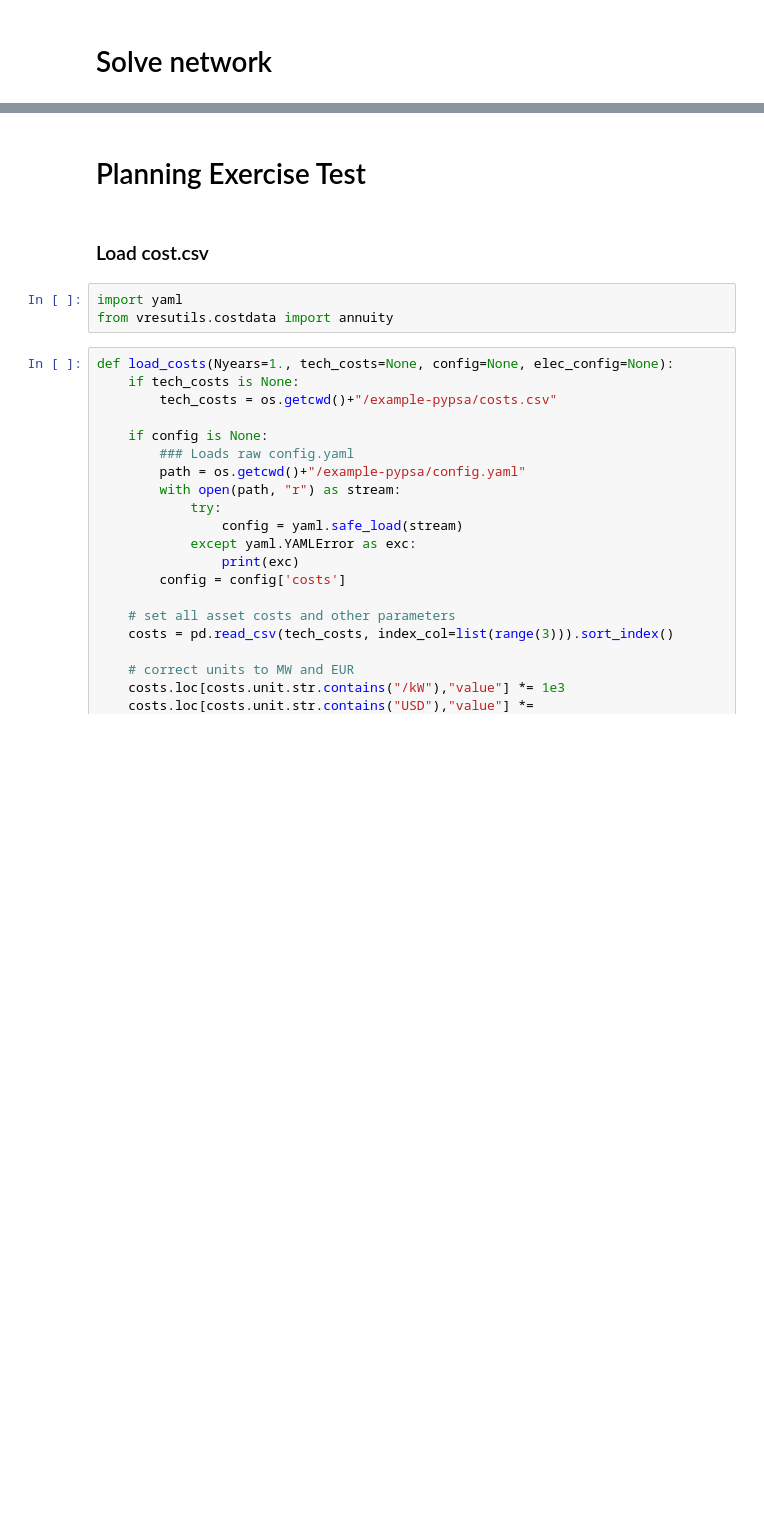
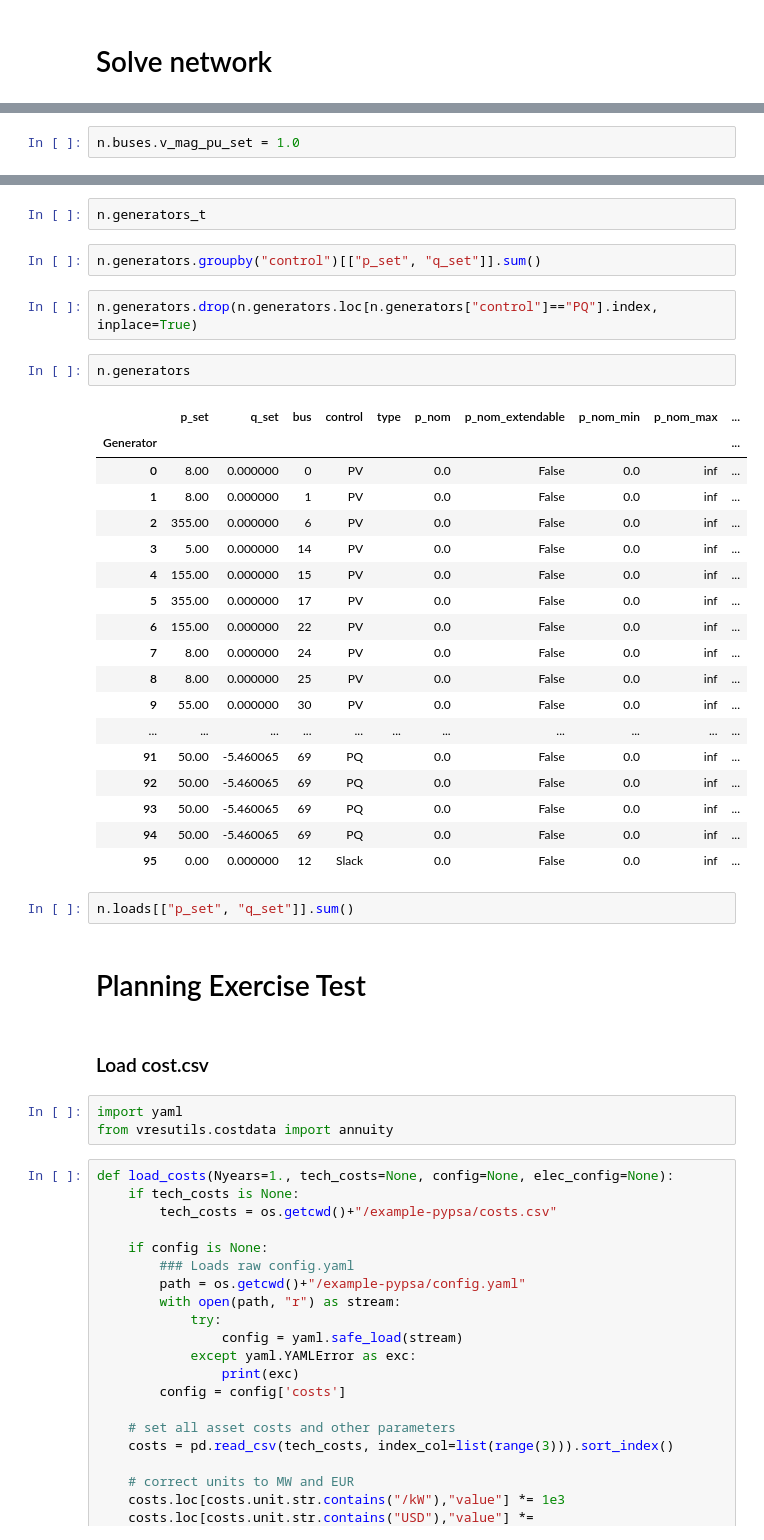
Before and after one commit to G-PST/power-flow-exercise, a Jupyter notebook: example-pypsa/pypsa-test.ipynb, the cells around one changed output, grey strips where cells are left out. Cells and saved outputs as stored; diff of their text form; blank space fills up the shorter version.

```diff
--- a/example-pypsa/pypsa-test.ipynb
+++ b/example-pypsa/pypsa-test.ipynb
@@ -221,2 +427,4 @@ n.loads_t
+# %%
+n.buses.v_mag_pu_set = 1.0
 # %%
 #n.lopf()
@@ -225,3 +466,32 @@ n.pf()
+# %%
+n.generators_t
+# %%
+n.generators.groupby("control")[["p_set", "q_set"]].sum()
+# %%
+n.generators.drop(n.generators.loc[n.generators["control"]=="PQ"].index, inplace=True)
+# %%
+n.generators
+# %% [output]
+|  | p_set | q_set | bus | control | type | p_nom | p_nom_extendable | p_nom_min | p_nom_max | ... |
+| Generator |  |  |  |  |  |  |  |  |  | ... |
+| 0 | 8.00 | 0.000000 | 0 | PV |  | 0.0 | False | 0.0 | inf | ... |
+| 1 | 8.00 | 0.000000 | 1 | PV |  | 0.0 | False | 0.0 | inf | ... |
+| 2 | 355.00 | 0.000000 | 6 | PV |  | 0.0 | False | 0.0 | inf | ... |
+| 3 | 5.00 | 0.000000 | 14 | PV |  | 0.0 | False | 0.0 | inf | ... |
+| 4 | 155.00 | 0.000000 | 15 | PV |  | 0.0 | False | 0.0 | inf | ... |
+| 5 | 355.00 | 0.000000 | 17 | PV |  | 0.0 | False | 0.0 | inf | ... |
+| 6 | 155.00 | 0.000000 | 22 | PV |  | 0.0 | False | 0.0 | inf | ... |
+| 7 | 8.00 | 0.000000 | 24 | PV |  | 0.0 | False | 0.0 | inf | ... |
+| 8 | 8.00 | 0.000000 | 25 | PV |  | 0.0 | False | 0.0 | inf | ... |
+| 9 | 55.00 | 0.000000 | 30 | PV |  | 0.0 | False | 0.0 | inf | ... |
+| ... | ... | ... | ... | ... | ... | ... | ... | ... | ... | ... |
+| 91 | 50.00 | -5.460065 | 69 | PQ |  | 0.0 | False | 0.0 | inf | ... |
+| 92 | 50.00 | -5.460065 | 69 | PQ |  | 0.0 | False | 0.0 | inf | ... |
+| 93 | 50.00 | -5.460065 | 69 | PQ |  | 0.0 | False | 0.0 | inf | ... |
+| 94 | 50.00 | -5.460065 | 69 | PQ |  | 0.0 | False | 0.0 | inf | ... |
+| 95 | 0.00 | 0.000000 | 12 | Slack |  | 0.0 | False | 0.0 | inf | ... |
+# %%
+n.loads[["p_set", "q_set"]].sum()
 # %% [markdown]
 # Planning Exercise Test
 # %% [markdown]
```
Also changed, not shown: parts of 35 cells of this notebook.
